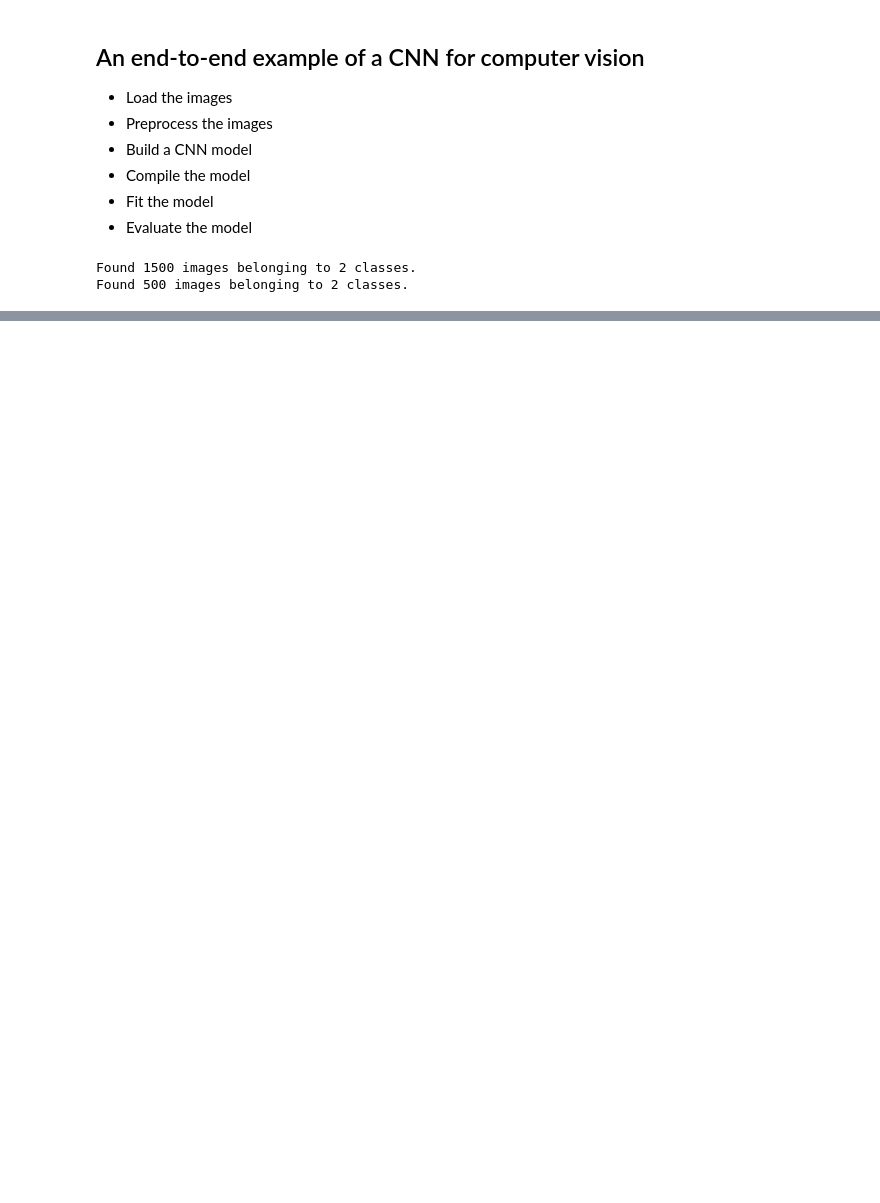
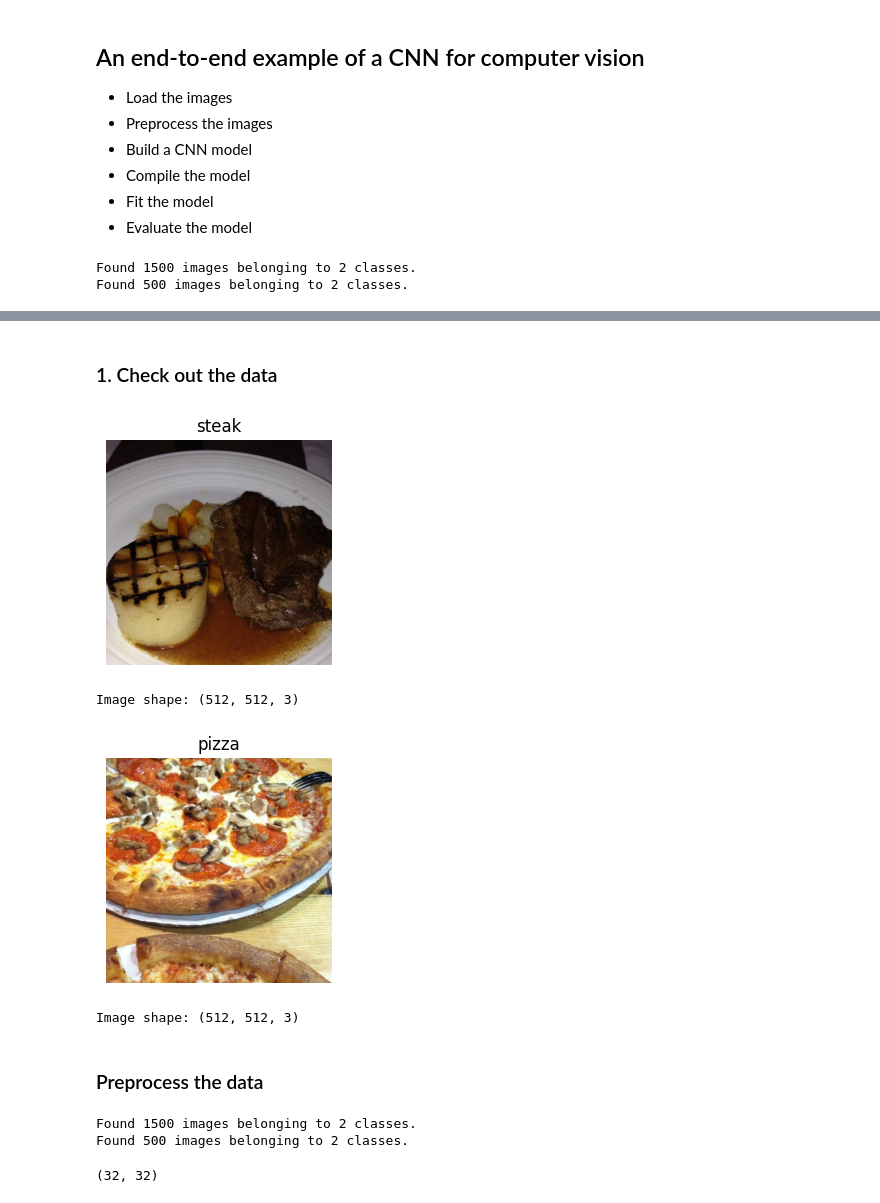
Before and after one commit to Jammal7/Introduction_to_Data_Science, a Jupyter notebook: Deep Learning/Tensorflow/03_CNN_Computer_Vision.ipynb, the cells around one changed output, grey strips where cells are left out. Cells and saved outputs as stored; diff of their text form; code cells hidden in the pictures; blank space fills up the shorter version.

```diff
--- a/Deep Learning/Tensorflow/03_CNN_Computer_Vision.ipynb
+++ b/Deep Learning/Tensorflow/03_CNN_Computer_Vision.ipynb
@@ -259,0 +282,45 @@ Epoch 10/10
+# %% [markdown]
+### 1. Check out the data
+# %%
+# Visualize data
+plt.figure()
+plt.subplot(1,2,1)
+steak_img = view_random_image("pizza_steak/train/", "steak")
+plt.subplot(1,2,2)
+pizza_img = view_random_image("pizza_steak/train/", "pizza")
+# %% [output]
+[figure, added]
+Image shape: (512, 512, 3)
+[figure, added]
+Image shape: (512, 512, 3)
+# %% [markdown]
+### Preprocess the data
+# %%
+# Define directory dataset path
+train_dir = "pizza_steak/train"
+test_dir = "pizza_steak/test"
+
+# Create train and test data generators and rescale the data
+train_datagen = ImageDataGenerator(rescale=1/255.)
+test_datagen = ImageDataGenerator(rescale=1/255.)
+
+# Turn data into batches(A batch is a small subset of data, rather than looking at the entire dataset at once, the model only looks at
+# one batch(32 in this case) at a time)
+train_data = train_datagen.flow_from_directory(directory=train_dir, # target directory
+                                               target_size=(224, 224), # target size
+                                               class_mode="binary", # type of problem
+                                               batch_size=32 # size of batches
+)
+test_data = test_datagen.flow_from_directory(directory=test_dir,
+                                             target_size=(224, 224),
+                                             class_mode="binary",
+                                             batch_size=32
+)
+# %% [output]
+Found 1500 images belonging to 2 classes.
+Found 500 images belonging to 2 classes.
+# %%
+images, labels = train_data.next() # get the next batch of images/labels
+len(images), len(labels)
+# %% [output]
+(32, 32)
```
Also changed, not shown: parts of 20 cells of this notebook, 1 other file.
